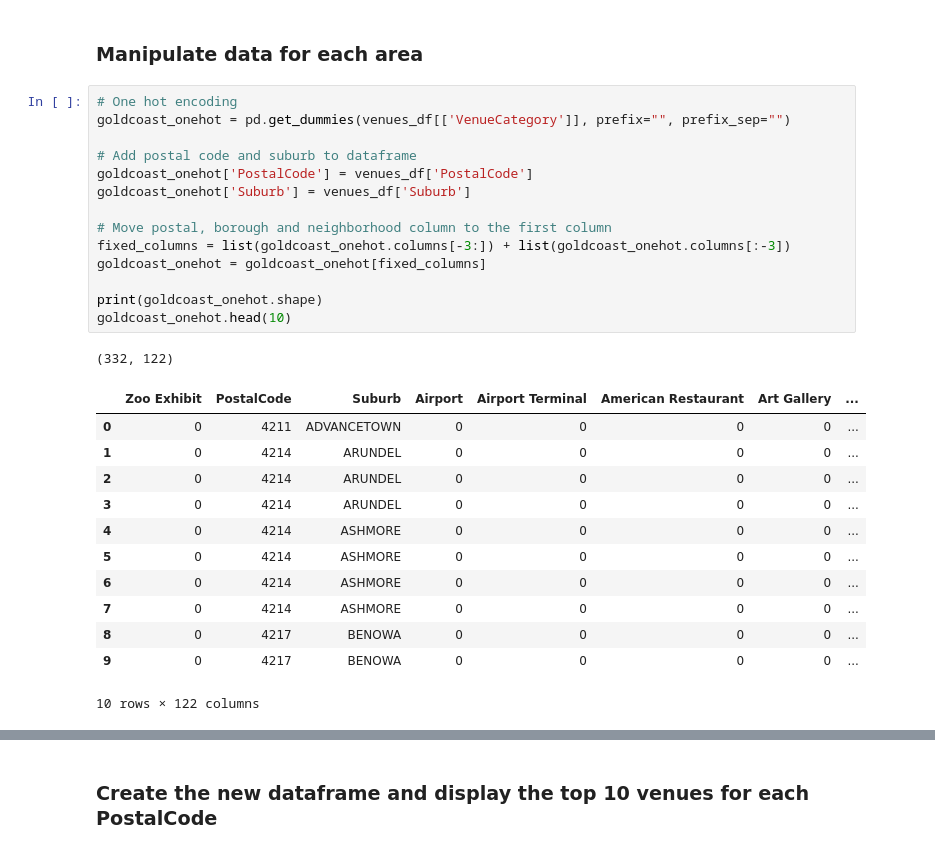
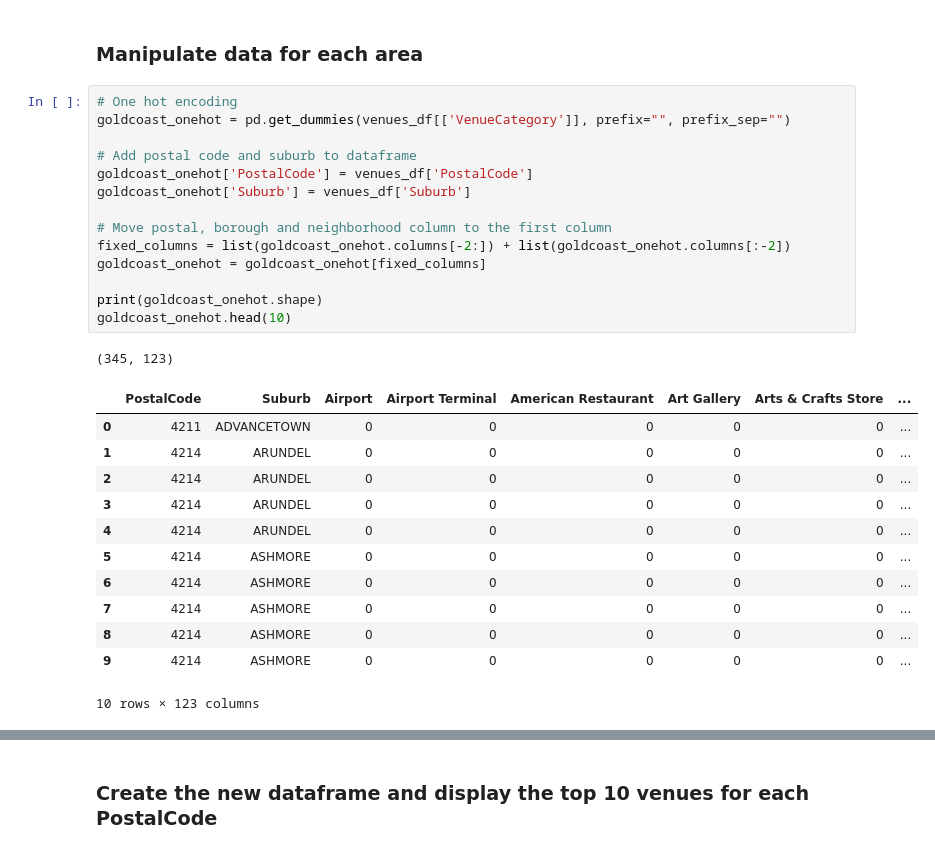
Before and after one commit to tructhanhthai/Coursera_Capstone, a Jupyter notebook: Week 5 - Assignment.ipynb, the cells around one changed output, grey strips where cells are left out. Cells and saved outputs as stored; diff of their text form.

```diff
--- a/Week 5 - Assignment.ipynb
+++ b/Week 5 - Assignment.ipynb
@@ -270,31 +270,31 @@ array(['Pub', 'Laser Tag', 'Health Food Store', 'Fast Food Restaurant',
 # %%
 # One hot encoding
 goldcoast_onehot = pd.get_dummies(venues_df[['VenueCategory']], prefix="", prefix_sep="")
 
 # Add postal code and suburb to dataframe
 goldcoast_onehot['PostalCode'] = venues_df['PostalCode']
 goldcoast_onehot['Suburb'] = venues_df['Suburb']
 
 # Move postal, borough and neighborhood column to the first column
-fixed_columns = list(goldcoast_onehot.columns[-3:]) + list(goldcoast_onehot.columns[:-3])
+fixed_columns = list(goldcoast_onehot.columns[-2:]) + list(goldcoast_onehot.columns[:-2])
 goldcoast_onehot = goldcoast_onehot[fixed_columns]
 
 print(goldcoast_onehot.shape)
 goldcoast_onehot.head(10)
 # %% [output]
-(332, 122)
+(345, 123)
-|  | Zoo Exhibit | PostalCode | Suburb | Airport | Airport Terminal | American Restaurant | Art Gallery | ... |
-| 0 | 0 | 4211 | ADVANCETOWN | 0 | 0 | 0 | 0 | ... |
-| 1 | 0 | 4214 | ARUNDEL | 0 | 0 | 0 | 0 | ... |
-| 2 | 0 | 4214 | ARUNDEL | 0 | 0 | 0 | 0 | ... |
-| 3 | 0 | 4214 | ARUNDEL | 0 | 0 | 0 | 0 | ... |
-| 4 | 0 | 4214 | ASHMORE | 0 | 0 | 0 | 0 | ... |
-| 5 | 0 | 4214 | ASHMORE | 0 | 0 | 0 | 0 | ... |
-| 6 | 0 | 4214 | ASHMORE | 0 | 0 | 0 | 0 | ... |
-| 7 | 0 | 4214 | ASHMORE | 0 | 0 | 0 | 0 | ... |
-| 8 | 0 | 4217 | BENOWA | 0 | 0 | 0 | 0 | ... |
-| 9 | 0 | 4217 | BENOWA | 0 | 0 | 0 | 0 | ... |
+|  | PostalCode | Suburb | Airport | Airport Terminal | American Restaurant | Art Gallery | Arts & Crafts Store | ... |
+| 0 | 4211 | ADVANCETOWN | 0 | 0 | 0 | 0 | 0 | ... |
+| 1 | 4214 | ARUNDEL | 0 | 0 | 0 | 0 | 0 | ... |
+| 2 | 4214 | ARUNDEL | 0 | 0 | 0 | 0 | 0 | ... |
+| 3 | 4214 | ARUNDEL | 0 | 0 | 0 | 0 | 0 | ... |
+| 4 | 4214 | ARUNDEL | 0 | 0 | 0 | 0 | 0 | ... |
+| 5 | 4214 | ASHMORE | 0 | 0 | 0 | 0 | 0 | ... |
+| 6 | 4214 | ASHMORE | 0 | 0 | 0 | 0 | 0 | ... |
+| 7 | 4214 | ASHMORE | 0 | 0 | 0 | 0 | 0 | ... |
+| 8 | 4214 | ASHMORE | 0 | 0 | 0 | 0 | 0 | ... |
+| 9 | 4214 | ASHMORE | 0 | 0 | 0 | 0 | 0 | ... |
-10 rows × 122 columns
+10 rows × 123 columns
 # %%
 # Group rows by suburb and by taking the mean of the frequency of occurrence of each category
 goldcoast_grouped = goldcoast_onehot.groupby(["Suburb"]).mean().reset_index()
```
Also changed, not shown: parts of 15 cells of this notebook.
